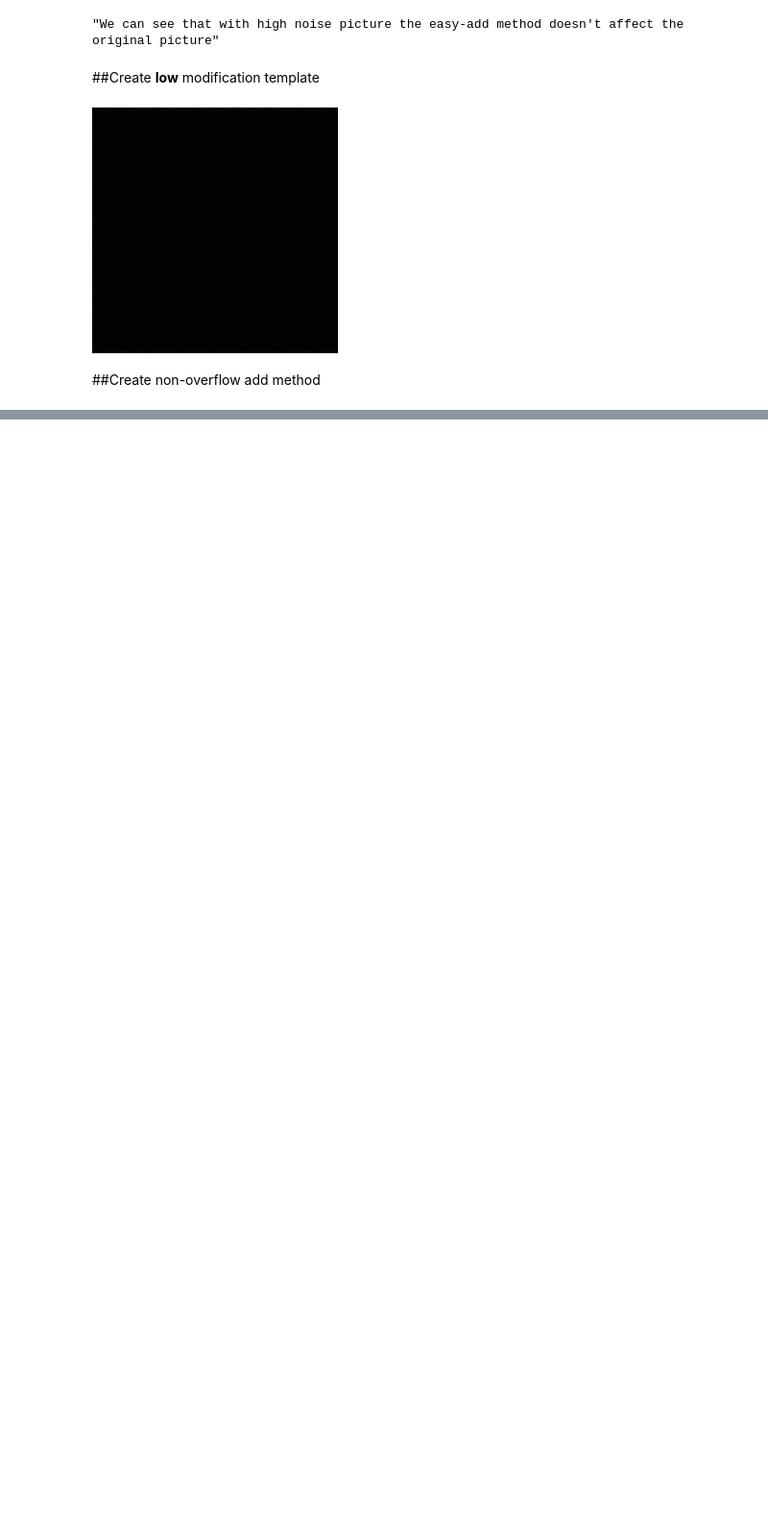
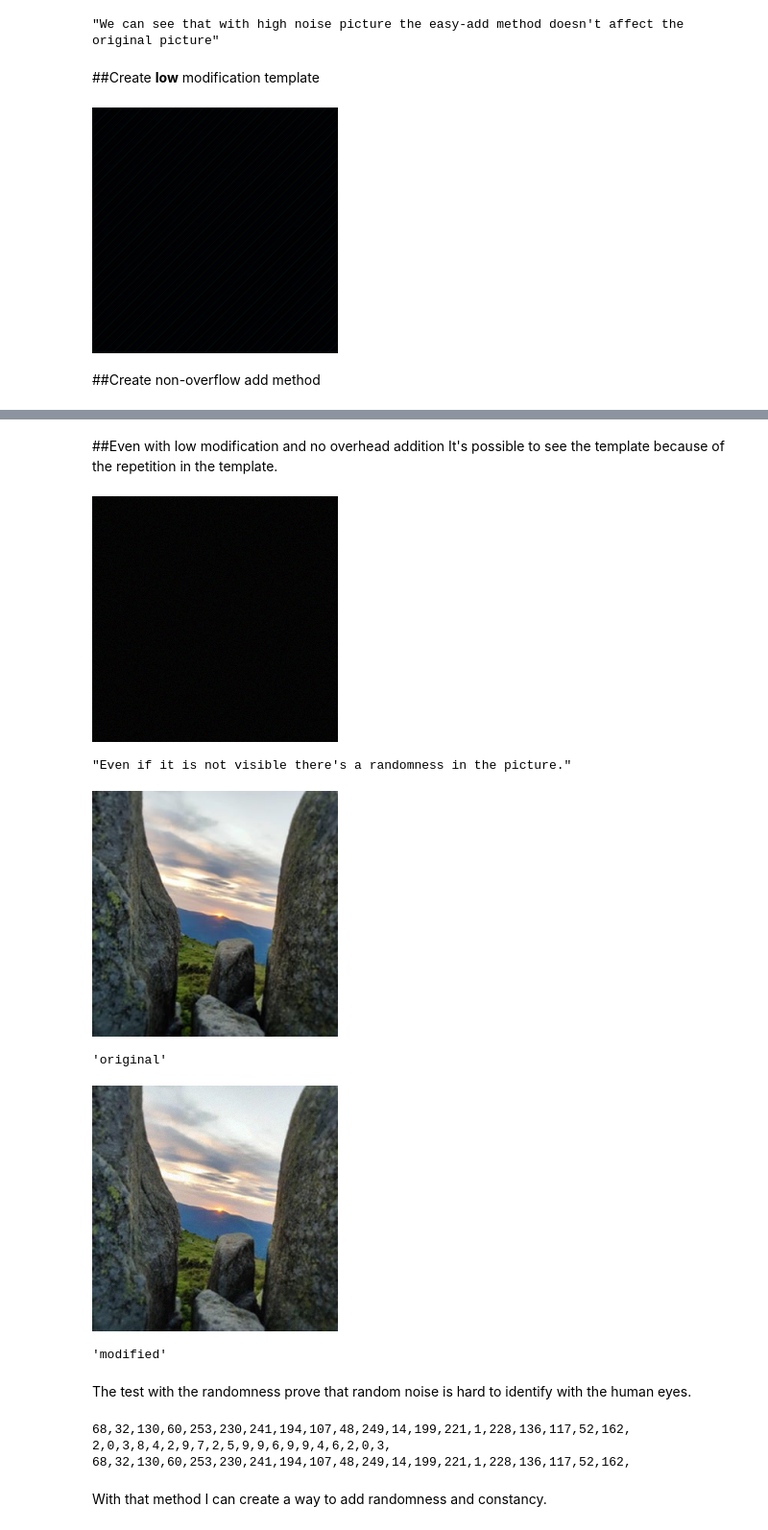
Before and after one commit to Clamarche/Intersect.Beta, a Jupyter notebook: securePhoto_notebooks.ipynb, the cells around one changed output, grey strips where cells are left out. Shown at 96% size. Drawn from its saved outputs; the diff is of its cells as text; code cells hidden in the pictures; blank space fills up the shorter version.

```diff
--- a/securePhoto_notebooks.ipynb
+++ b/securePhoto_notebooks.ipynb
@@ -274,0 +318,55 @@ lomod_template('Hello my name is ricardo montoya', [256, 256])
+# %% [markdown]
+##Even with low modification and no overhead addition
+It's possible to see the template because of the  repetition in the template.
+# %%
+def lomod_random_template(size_x, size_y):
+  """
+  size_x : size for the x axis
+  size_y : size for the y axis
+  Create a template and save it
+  :return None:
+  """
+  data = np.zeros((size_x, size_y, 3), dtype=np.uint8)
+  for i in range(size_x):
+    for j in range(size_y):
+      # create a picture like array
+      data[i, j] = np.multiply(np.random.rand(1, 3), 9)
+
+  image = pil.Image.fromarray(data)
+  image.save('lomod_random_template.png')
+  display(Image('lomod_random_template.png'))
+  return
+lomod_random_template(256, 256)
+display('Even if it is not visible there\'s a randomness in the picture.')
+display(Image('photo.png'))
+display('original')
+add_no_overhead('photo.png', 'lomod_random_template.png', 'photo_lomod_random_nooverhead')
+display('modified')
+# %% [output]
+[figure, added]
+"Even if it is not visible there's a randomness in the picture."
+[figure, added]
+'original'
+[figure, added]
+'modified'
+# %% [markdown]
+The test with the randomness prove that random noise is hard to identify with the human eyes.
+# %%
+import random
+random.seed(1)
+for i in range(20):
+  print(random.randrange(0,256,1), end=',')
+print('')
+random.seed(1435677)
+for i in range(20):
+  print(random.randrange(0,10,1), end=',')
+print('')
+random.seed(1)
+for i in range(20):
+  print(random.randrange(0,256,1), end=',')
+# %% [output]
+68,32,130,60,253,230,241,194,107,48,249,14,199,221,1,228,136,117,52,162,
+2,0,3,8,4,2,9,7,2,5,9,9,6,9,9,4,6,2,0,3,
+68,32,130,60,253,230,241,194,107,48,249,14,199,221,1,228,136,117,52,162,
+# %% [markdown]
+With that method I can create a way to add randomness and constancy.
```
Also changed, not shown: parts of 9 cells of this notebook.
